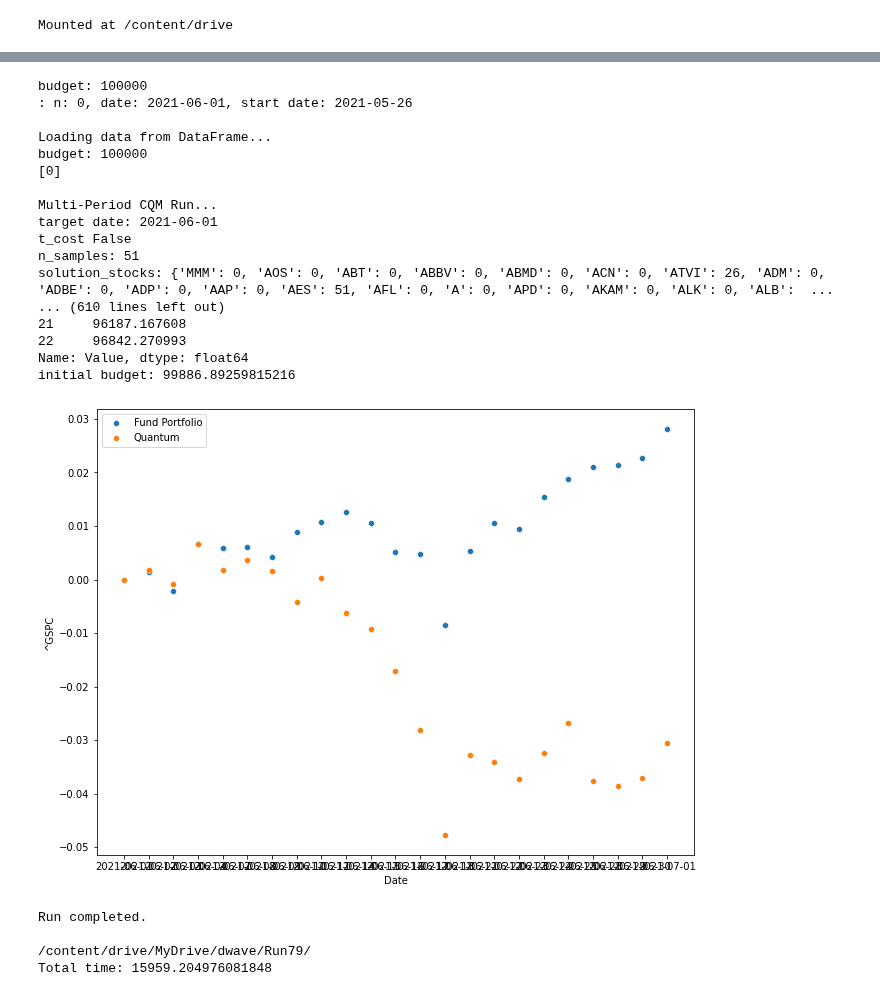
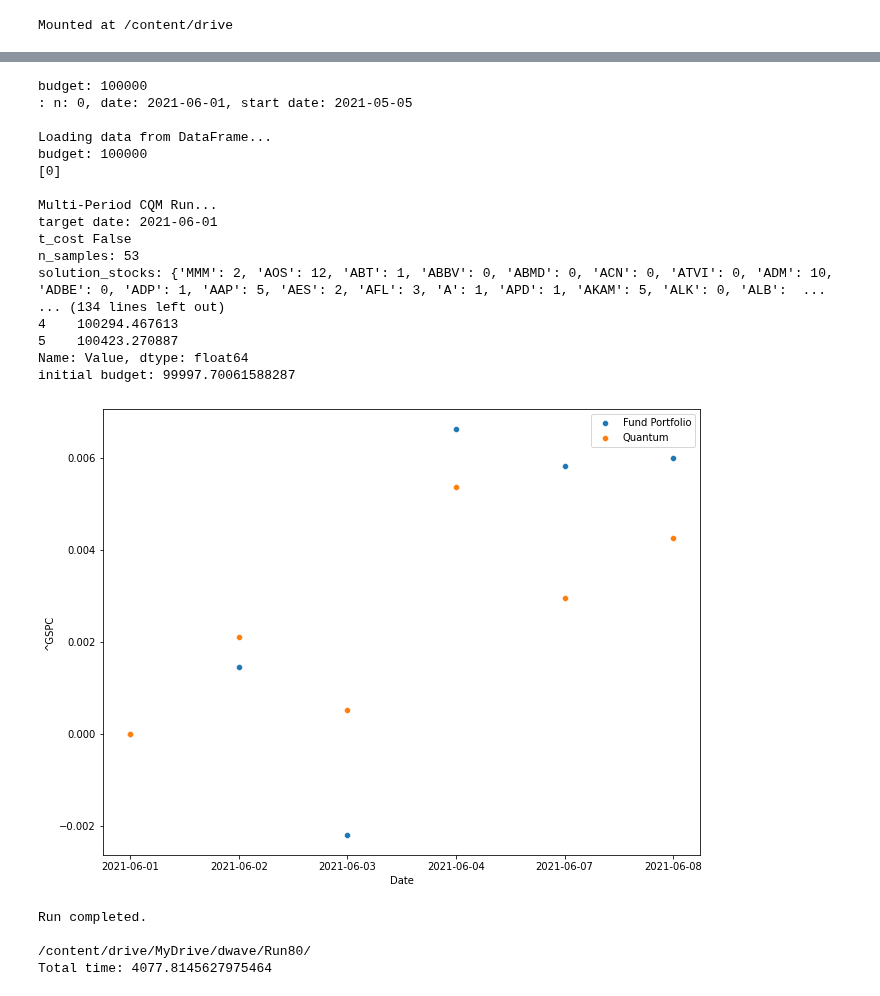
Before and after one commit to bvcmartins/dwaveDev, a Jupyter notebook: portfolioOptimization/solver.ipynb, the cells around one changed output, grey strips where cells are left out. Saved outputs shown, nothing was run; the diff lists cells and outputs as text; code cells hidden in the pictures.

```diff
--- a/portfolioOptimization/solver.ipynb
+++ b/portfolioOptimization/solver.ipynb
@@ -297,11 +297,11 @@ class SinglePeriod:
             cqm.add_constraint(quicksum([x[s]*self.price[s] for s in self.stocks]) <= self.budget, label='upper_budget')
             cqm.add_constraint(quicksum([x[s]*self.price[s] for s in self.stocks]) >= 0.997*self.budget, label='lower_budget')
 
-            z = {s: Binary("Z[%s]" %s) for s in self.stocks}
-            for s in self.stocks:
-                cqm.add_constraint(x[s] - 1 * z[s] >= 0)
-                cqm.add_constraint(x[s] - x[s] * z[s] <= 0)
-            cqm.add_constraint(quicksum([z[s] for s in self.stocks]) <= self.max_num_stocks)
+            # z = {s: Binary("Z[%s]" %s) for s in self.stocks}
+            # for s in self.stocks:
+            #     cqm.add_constraint(x[s] - 1 * z[s] >= 0)
+            #     cqm.add_constraint(x[s] - x[s] * z[s] <= 0)
+            # cqm.add_constraint(quicksum([z[s] for s in self.stocks]) <= self.max_num_stocks)
 
         else:
             print('t_cost True')
@@ -329,11 +329,11 @@ class SinglePeriod:
                 cqm.add_constraint(x[s] - x0[s]*y[s] >= 0, label=f'indicator_constraint_gte_{s}')
                 cqm.add_constraint(x[s] - x[s]*y[s] <= x0[s], label=f'indicator_constraint_lte_{s}')
 
-            z = {s: Binary("Z[%s]" %s) for s in self.stocks}
-            for s in self.stocks:
-                cqm.add_constraint(x[s] - 1 * z[s] >= 0)
-                cqm.add_constraint(x[s] - x[s] * z[s] <= 0)
-            cqm.add_constraint(quicksum([z[s] for s in self.stocks]) <= self.max_num_stocks)
+            # z = {s: Binary("Z[%s]" %s) for s in self.stocks}
+            # for s in self.stocks:
+            #     cqm.add_constraint(x[s] - 1 * z[s] >= 0)
+            #     cqm.add_constraint(x[s] - x[s] * z[s] <= 0)
+            # cqm.add_constraint(quicksum([z[s] for s in self.stocks]) <= self.max_num_stocks)
 
 
 
@@ -701,11 +701,11 @@ if __name__ == '__main__':
     with open(load_path+'config.txt', 'r') as conf:
         cred = conf.readline().strip()
     cfg = {'stocks': None,
-           'dates': ["2021-06-01", "2021-07-01"],
+           'dates': ["2021-06-01", "2021-06-08"],
             'budget': 100000,
             'bin_size': '',
             'gamma': '',
-            'alpha': 0.005,
+            'alpha': 0.5,
             'file_path': None,
             'baseline': '^GSPC',
             'max_risk': 0.0,
@@ -716,9 +716,9 @@ if __name__ == '__main__':
             'verbose': False,
             'num': 0,
             't_cost': 0.0,
-            'label': 'Run79',
+            'label': 'Run80',
             'init_holdings': None,
-            'window_size': 5,
+            'window_size': 20,
             'calculation_type': 'daily',
             'save_path': '/content/drive/MyDrive/dwave/'
         }
@@ -745,22 +738,22 @@ Loading live data from the web from Yahoo! finance from 2021-05-26 00:00:00 to 2
 budget: 100000
-: n: 0, date: 2021-06-01, start date: 2021-05-26
+: n: 0, date: 2021-06-01, start date: 2021-05-05
 
 Loading data from DataFrame...
 budget: 100000
 [0]
 
 Multi-Period CQM Run...
 target date: 2021-06-01
 t_cost False
-n_samples: 51
-solution_stocks: {'MMM': 0, 'AOS': 0, 'ABT': 0, 'ABBV': 0, 'ABMD': 0, 'ACN': 0, 'ATVI': 26, 'ADM': 0, 'ADBE': 0, 'ADP': 0, 'AAP': 0, 'AES': 51, 'AFL': 0, 'A': 0, 'APD': 0, 'AKAM': 0, 'ALK': 0, 'ALB':  ...
-... (610 lines left out)
-21     96187.167608
-22     96842.270993
+n_samples: 53
+solution_stocks: {'MMM': 2, 'AOS': 12, 'ABT': 1, 'ABBV': 0, 'ABMD': 0, 'ACN': 0, 'ATVI': 0, 'ADM': 10, 'ADBE': 0, 'ADP': 1, 'AAP': 5, 'AES': 2, 'AFL': 3, 'A': 1, 'APD': 1, 'AKAM': 5, 'ALK': 0, 'ALB':  ...
+... (134 lines left out)
+4    100294.467613
+5    100423.270887
 Name: Value, dtype: float64
-initial budget: 99886.89259815216
+initial budget: 99997.70061588287
-[figure, old version]
+[figure, new version]
 Run completed.
 
-/content/drive/MyDrive/dwave/Run79/
-Total time: 15959.204976081848
+/content/drive/MyDrive/dwave/Run80/
+Total time: 4077.8145627975464
```
Also changed, not shown: parts of 2 cells of this notebook.
